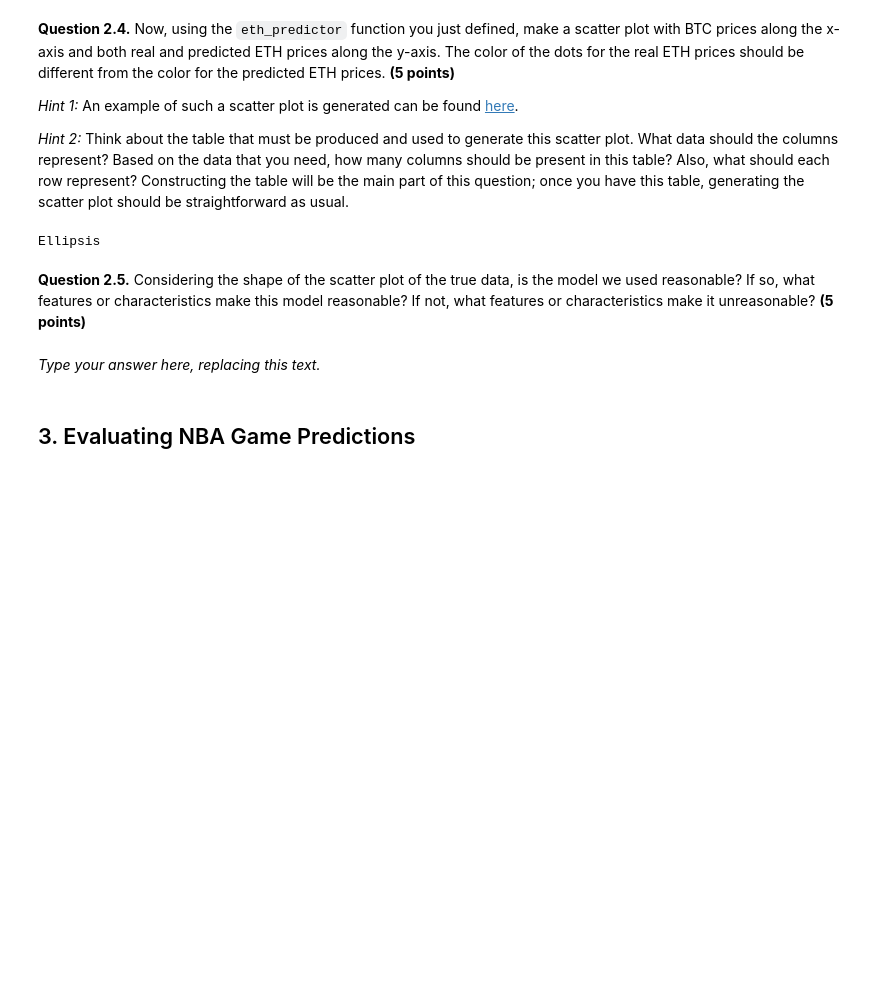
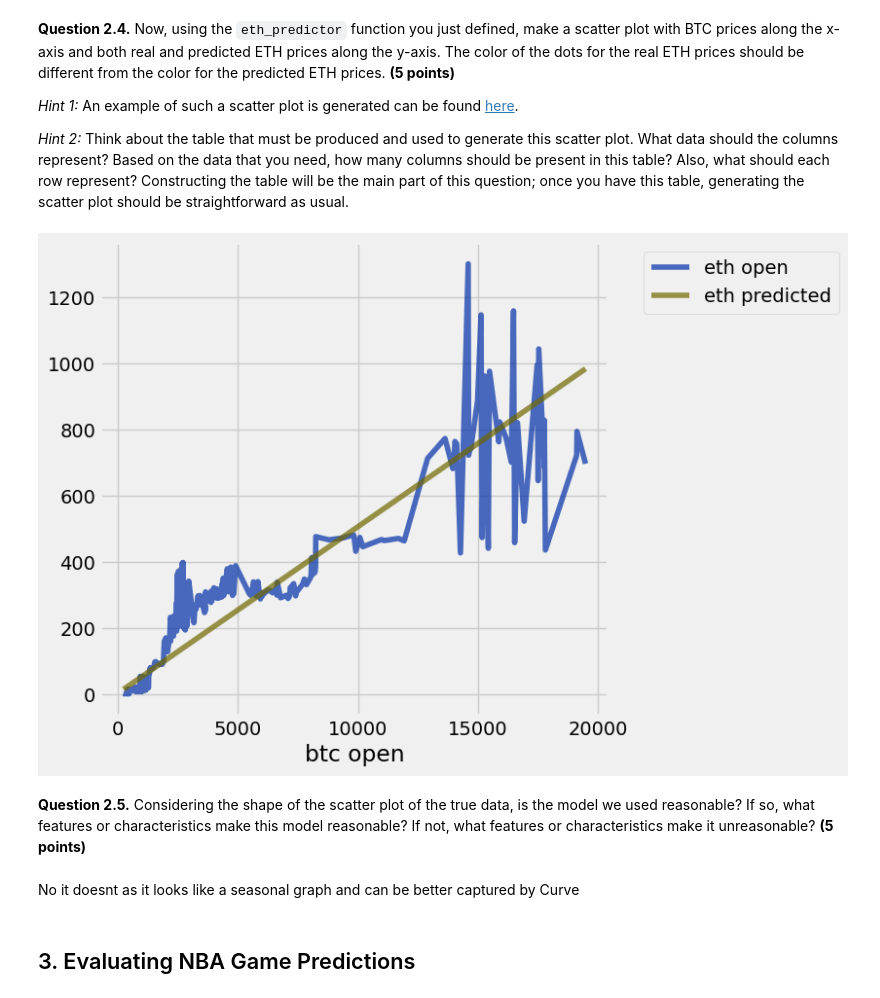
Before and after one commit to lochnes-007/Data8, a Jupyter notebook: homwork/hw10/hw10.ipynb, the cells around one changed output. Saved outputs shown, nothing was run; the diff lists cells and outputs as text; code cells hidden in the pictures; blank space fills up the shorter version.

```diff
--- a/homwork/hw10/hw10.ipynb
+++ b/homwork/hw10/hw10.ipynb
@@ -274,10 +274,14 @@ q2_2 results: All test cases passed!
 *Note:* Make sure that your `eth_predictor` is using least squares linear regression.
 # %%
 def eth_predictor(btc_price):
-    parameters = ...
-    slope = ...
-    intercept = ...
-    ...
+    tbl = Table().with_columns(
+        "btc open", btc.column("open"),
+        "eth open", eth.column("open")
+    )
+    parameters = parameter_estimates(tbl)
+    slope = parameters.item(1)
+    intercept = parameters.item(2)
+    return btc_price*slope + intercept
 # %%
 grader.check("q2_3")
 # %% [output]
@@ -308,12 +295,18 @@ q2_3 results:
 
 *Hint 2:* Think about the table that must be produced and used to generate this scatter plot. What data should the columns represent? Based on the data that you need, how many columns should be present in this table? Also, what should each row represent? Constructing the table will be the main part of this question; once you have this table, generating the scatter plot should be straightforward as usual.
 # %%
-btc_open = ...
-eth_pred = ...
-eth_pred_actual = ...
-...
+btc_open = btc.column("open")
+eth_pred = eth_predictor(btc_open)
+eth_pred_actual = eth.column("open")
+
+plotted = Table().with_columns(
+    "btc open", btc_open,
+    "eth open", eth_pred_actual,
+    "eth predicted", eth_pred
+)
+plotted.plot("btc open")
 # %% [output]
-Ellipsis
+[figure, added]
 # %% [markdown]
 <!-- END QUESTION -->
 
@@ -321,7 +314,7 @@ Ellipsis
 
 **Question 2.5.** Considering the shape of the scatter plot of the true data, is the model we used reasonable? If so, what features or characteristics make this model reasonable? If not, what features or characteristics make it unreasonable? **(5 points)**
 # %% [markdown]
-_Type your answer here, replacing this text._
+No it doesnt as it looks like a seasonal graph and can be better captured by Curve
 # %% [markdown]
 <!-- END QUESTION -->
 
```
Also changed, not shown: parts of 3 cells of this notebook, 1 other file.
